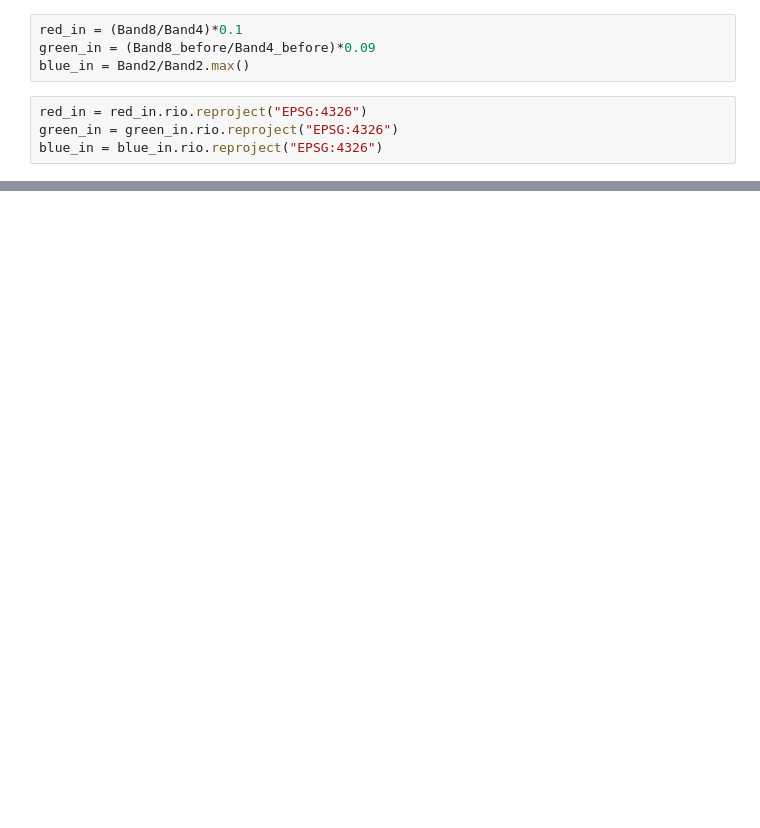
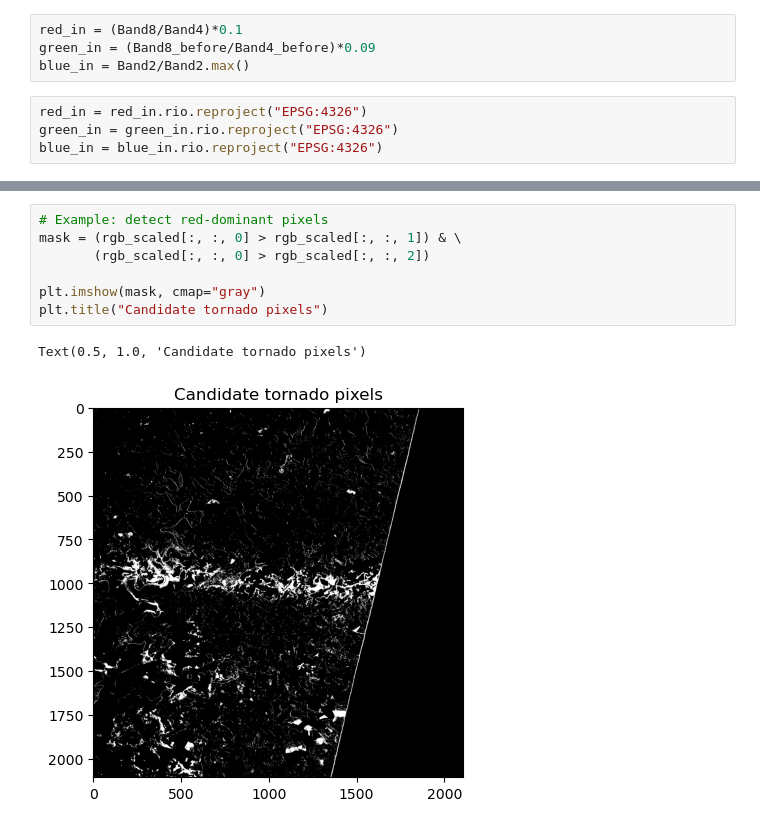
Before and after one commit to Lct0015/Final-Project, a Jupyter notebook: Tornado Tracks.ipynb, the cells around one changed output, grey strips where cells are left out. Cells and saved outputs as stored; diff of their text form; blank space fills up the shorter version.

```diff
--- a/Tornado Tracks.ipynb
+++ b/Tornado Tracks.ipynb
@@ -50 +42,11 @@ Clipping input data to the valid range for imshow with RGB data ([0..1] for floa
 [figure]
+# %%
+# Example: detect red-dominant pixels
+mask = (rgb_scaled[:, :, 0] > rgb_scaled[:, :, 1]) & \
+       (rgb_scaled[:, :, 0] > rgb_scaled[:, :, 2])
+
+plt.imshow(mask, cmap="gray")
+plt.title("Candidate tornado pixels")
+# %% [output]
+Text(0.5, 1.0, 'Candidate tornado pixels')
+[figure, added]
```
Also changed, not shown: parts of 6 cells of this notebook.
